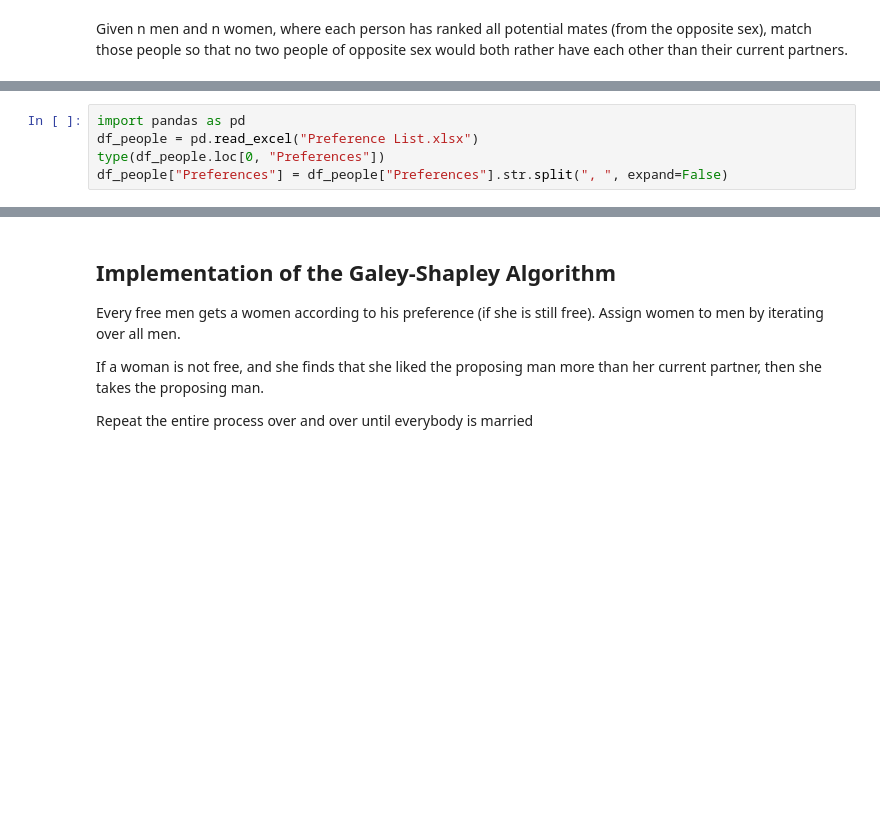
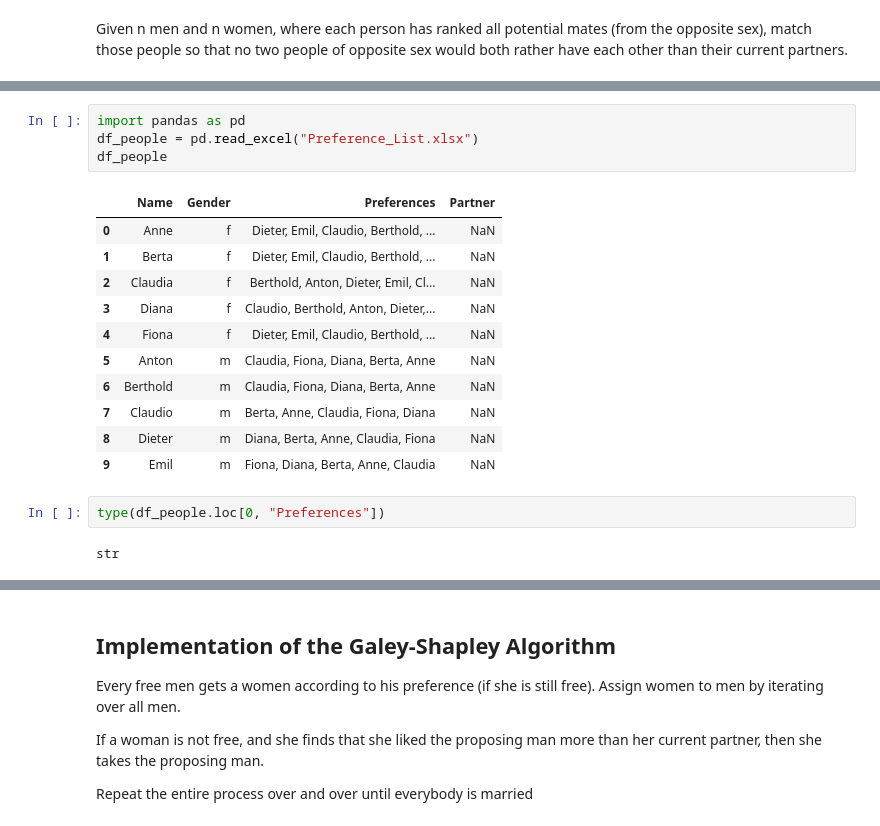
Before and after one commit to JuliaJiarongZHOU/MADS, a Jupyter notebook: Stable_Marriage_Problem,Matching_Algorithm,Galey-Shapley_Algorithm.ipynb, the cells around one changed output, grey strips where cells are left out. Saved outputs shown, nothing was run; the diff lists cells and outputs as text; blank space fills up the shorter version.

```diff
--- a/Stable_Marriage_Problem,Matching_Algorithm,Galey-Shapley_Algorithm.ipynb
+++ b/Stable_Marriage_Problem,Matching_Algorithm,Galey-Shapley_Algorithm.ipynb
@@ -9,5 +10,20 @@ Given n men and n women, where each person has ranked all potential mates (from
 # %%
 import pandas as pd
-df_people = pd.read_excel("Preference List.xlsx")
-type(df_people.loc[0, "Preferences"])
-df_people["Preferences"] = df_people["Preferences"].str.split(", ", expand=False)
+df_people = pd.read_excel("Preference_List.xlsx")
+df_people
+# %% [output]
+|  | Name | Gender | Preferences | Partner |
+| 0 | Anne | f | Dieter, Emil, Claudio, Berthold, ... | NaN |
+| 1 | Berta | f | Dieter, Emil, Claudio, Berthold, ... | NaN |
+| 2 | Claudia | f | Berthold, Anton, Dieter, Emil, Cl... | NaN |
+| 3 | Diana | f | Claudio, Berthold, Anton, Dieter,... | NaN |
+| 4 | Fiona | f | Dieter, Emil, Claudio, Berthold, ... | NaN |
+| 5 | Anton | m | Claudia, Fiona, Diana, Berta, Anne | NaN |
+| 6 | Berthold | m | Claudia, Fiona, Diana, Berta, Anne | NaN |
+| 7 | Claudio | m | Berta, Anne, Claudia, Fiona, Diana | NaN |
+| 8 | Dieter | m | Diana, Berta, Anne, Claudia, Fiona | NaN |
+| 9 | Emil | m | Fiona, Diana, Berta, Anne, Claudia | NaN |
+# %%
+type(df_people.loc[0, "Preferences"])
+# %% [output]
+str
```
Also changed, not shown: parts of 7 cells of this notebook.
